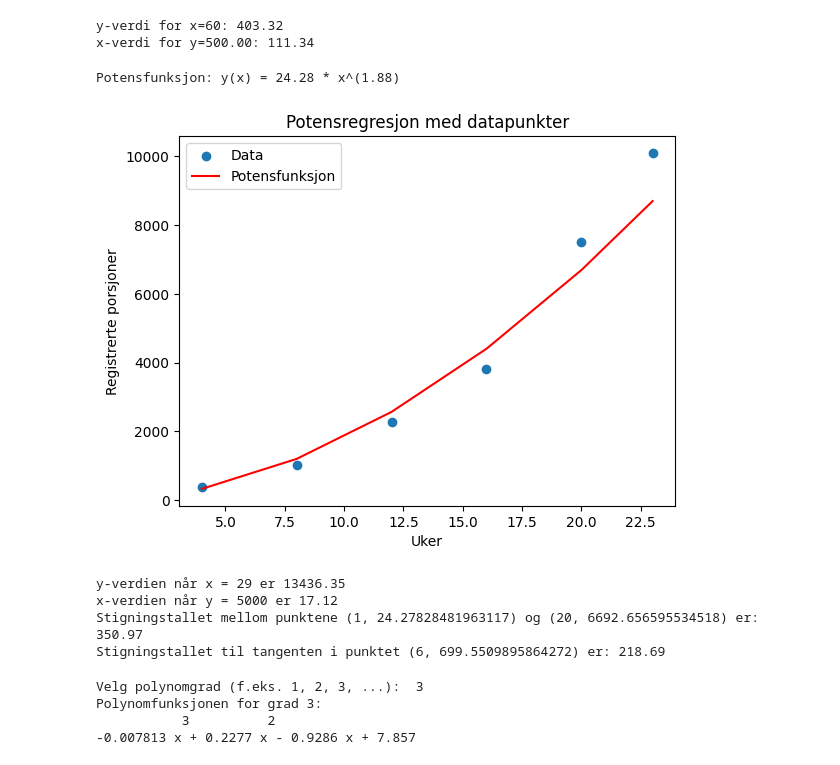
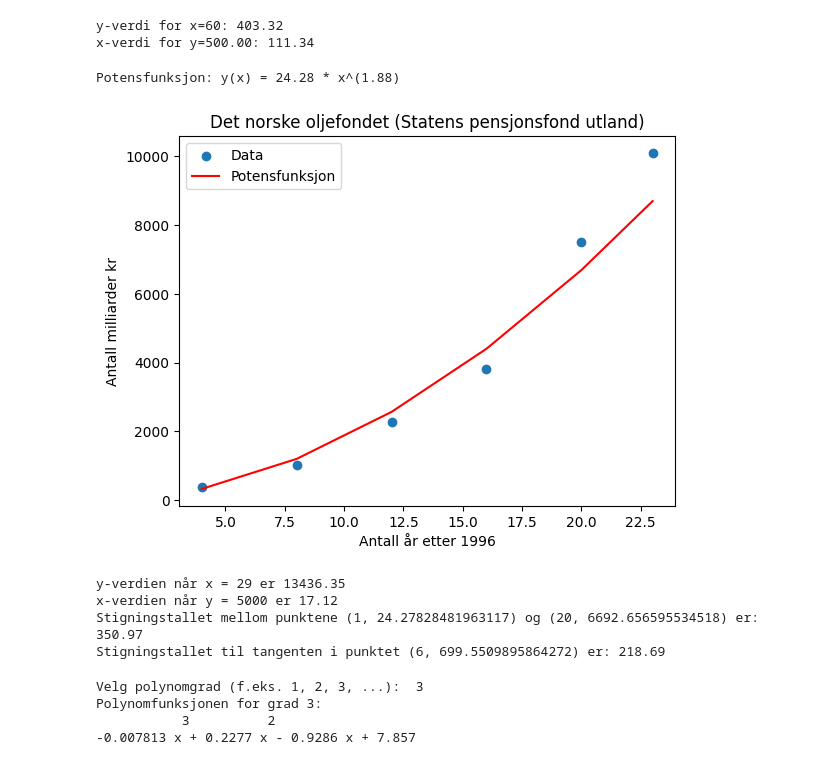
Before and after one commit to hanska91/Matematikk-2P-Y, a Jupyter notebook: Matematikkboka 2P-Y + Litt annet.ipynb, the cells around one changed output. Cells and saved outputs as stored; diff of their text form; code cells hidden in the pictures.

```diff
--- a/Matematikkboka 2P-Y + Litt annet.ipynb
+++ b/Matematikkboka 2P-Y + Litt annet.ipynb
@@ -2845,10 +2845,10 @@ print("Potensfunksjon: y(x) = {:.2f} * x^({:.2f})".format(a, b))
 # Plot datasettet og potensfunksjonen
 plt.scatter(x, y, label='Data')
 plt.plot(x, power_func(x, a, b), label='Potensfunksjon',color = "r")
-plt.xlabel('Uker')                                 # Navn på x-aksen
-plt.ylabel('Registrerte porsjoner')               # Navn på y-aksen
+plt.xlabel('Antall år etter 1996')                                                        # Navn på x-aksen
+plt.ylabel('Antall milliarder kr')                                                        # Navn på y-aksen
 plt.legend()
-plt.title(f'Potensregresjon med datapunkter')
+plt.title('Det norske oljefondet (Statens pensjonsfond utland)')                          # Overskriften på grafen
 plt.show()
 
 # Finn y-verdien når x = ...
@@ -2858,34 +2858,34 @@ print(f"y-verdien når x = {x_verdi} er {y_verdi:.2f}")
 
 # Finn x-verdien når y = ...
 y_verdi = 5000
 x_verdi = (y_verdi/a)**(1/b)
 print(f"x-verdien når y = {y_verdi} er {x_verdi:.2f}")
 
 # Finn stigningstallet mellom to punkter (rett linje)
 x1 = 1  # Valgfri x-verdi
 x2 = 20  # Valgfri x-verdi
 
 y1 = power_func(x1, a, b)
 y2 = power_func(x2, a, b)
 
 # Beregn stigningstallet
 m = (y2 - y1) / (x2 - x1)
 
 # Skriv ut stigningstallet
 print("Stigningstallet mellom punktene ({}, {}) og ({}, {}) er: {:.2f}".format(x1, y1, x2, y2, m))
 
 # Finn stigningstallet i et valgt punkt
 x3 = 6                     # Valgfri x3-verdi
 y3 = power_func(x3, a, b)  # Valgfri y3-verdi
 
 # Beregn stigningstallet i punktet (x3, y3)
 m_tangent = power_func_derivative(x3, a, b)
 
 # Skriv ut stigningstallet
 print("Stigningstallet til tangenten i punktet ({}, {}) er: {:.2f}".format(x3, y3, m_tangent))
 # %% [output]
 Potensfunksjon: y(x) = 24.28 * x^(1.88)
-[figure, old version]
+[figure, new version]
 y-verdien når x = 29 er 13436.35
 x-verdien når y = 5000 er 17.12
 Stigningstallet mellom punktene (1, 24.27828481963117) og (20, 6692.656595534518) er: 350.97
```
